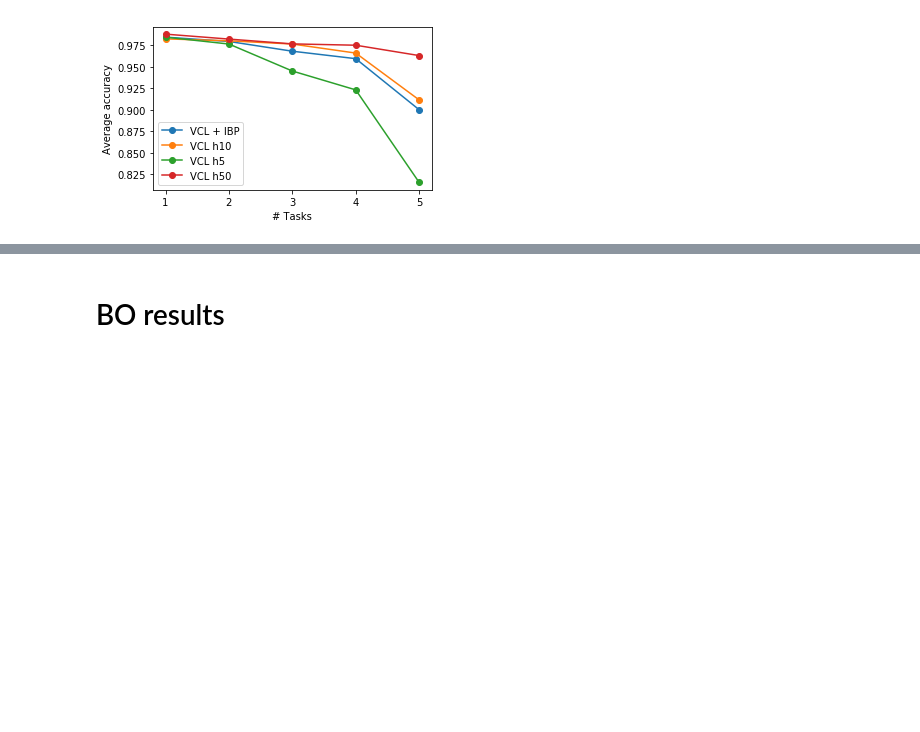
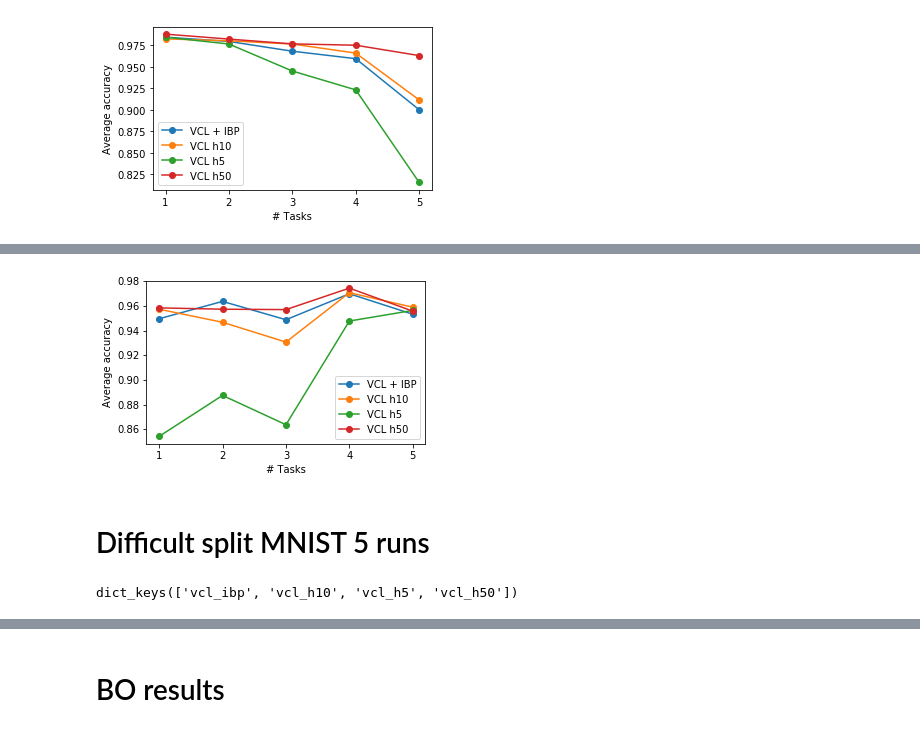
Before and after one commit to skezle/IBP_BNN, a Jupyter notebook: vcl_results_plot.ipynb, the cells around one changed output, grey strips where cells are left out. Drawn from its saved outputs; the diff is of its cells as text; code cells hidden in the pictures; blank space fills up the shorter version.

```diff
--- a/vcl_results_plot.ipynb
+++ b/vcl_results_plot.ipynb
@@ -126,0 +211,27 @@ fig.show()
+# %%
+_ibp_acc = np.nanmean(ibp_acc, (0,1))
+_vcl_result = np.nanmean(vcl_result, (0,1))
+_vcl_result_h5 = np.nanmean(vcl_result_h5, (0,1))
+_vcl_result_h50 = np.nanmean(vcl_result_h50, (0,1))
+
+fig = plt.figure(figsize=(5,3))
+ax = plt.gca()
+plt.plot(np.arange(len(_ibp_acc))+1, _ibp_acc, label='VCL + IBP', marker='o')
+plt.plot(np.arange(len(_vcl_result))+1, _vcl_result, label='VCL h10', marker='o')
+plt.plot(np.arange(len(_vcl_result))+1, _vcl_result_h5, label='VCL h5', marker='o')
+plt.plot(np.arange(len(_vcl_result))+1, _vcl_result_h50, label='VCL h50', marker='o')
+ax.set_xticks(range(1, len(_ibp_acc)+1))
+ax.set_ylabel('Average accuracy')
+ax.set_xlabel('# Tasks')
+ax.legend()
+fig.show()
+# %% [output]
+[figure, added]
+# %% [markdown]
+# Difficult split MNIST 5 runs
+# %%
+with open('ddm/results/split_mnist_res5_difficult.pkl', 'rb') as input_file:
+    d = pickle.load(input_file)
+d.keys()
+# %% [output]
+dict_keys(['vcl_ibp', 'vcl_h10', 'vcl_h5', 'vcl_h50'])
```
Also changed, not shown: parts of 13 cells of this notebook, 1 other file.
